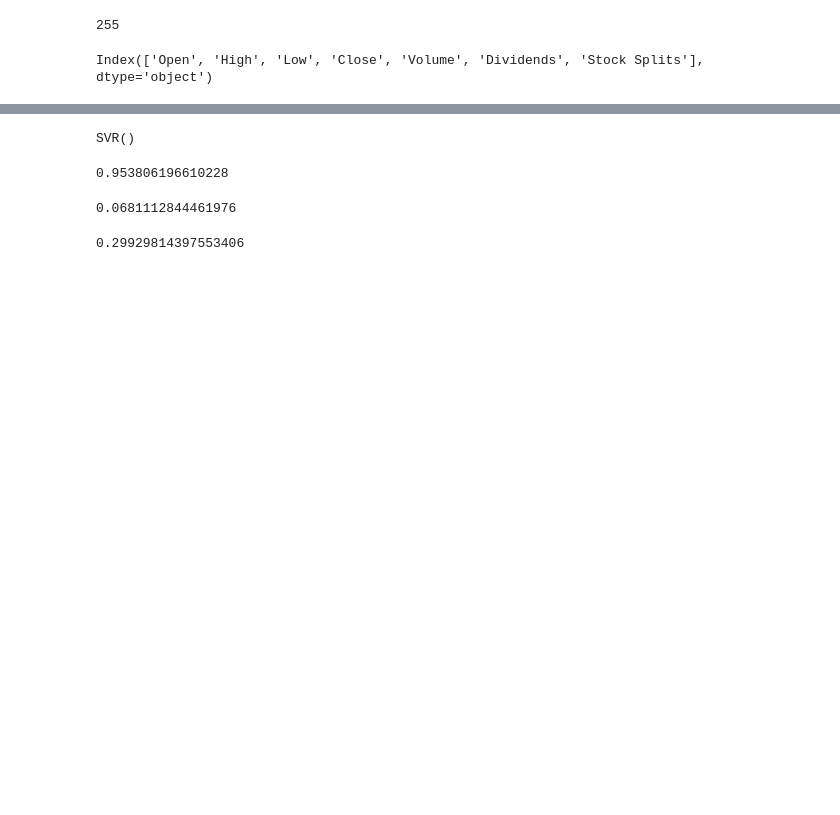
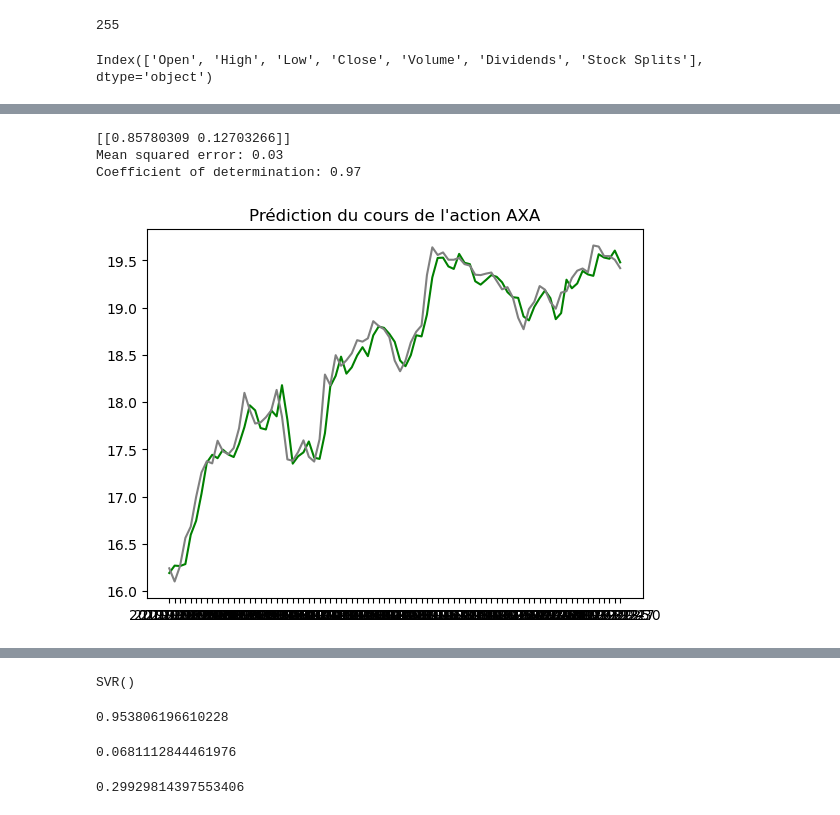
Before and after one commit to antoinerougier/Projet-Python-pour-la-data-science-, a Jupyter notebook: ProjetPython_v20221216.ipynb, the cells around one changed output, grey strips where cells are left out. Drawn from its saved outputs; the diff is of its cells as text; code cells hidden in the pictures; blank space fills up the shorter version.

```diff
--- a/ProjetPython_v20221216.ipynb
+++ b/ProjetPython_v20221216.ipynb
@@ -64,0 +181,35 @@ df_init.head()
+# %%
+#On fait alors une régression en gardant pour variable explicative les prix de Open et de la fermeture de la veille
+X = df2[['Open', 'Close_veille']]
+Y = df2[['Close']]
+X = X[1:len(X)]
+Y = Y[1:len(Y)]
+
+
+
+#On définit les tests, pour cela il nous faut une valeur ou arreter les données on la note p
+p = int((2/3)*len(X))
+X_train = X[:p]
+Y_train = Y[:p]
+X_test = X[p:]
+Y_test = Y[p:]
+
+#On passe désormais à la régression linéaire
+from sklearn import linear_model
+regr = linear_model.LinearRegression()
+regr.fit(X_train, Y_train)
+print(regr.coef_)
+
+y_pred = regr.predict(X_test)
+plt.plot(y_pred, color='green')
+plt.plot(Y_test, color='gray')
+plt.title("Prédiction du cours de l'action AXA")
+
+from sklearn.metrics import mean_squared_error, r2_score
+print("Mean squared error: %.2f" % mean_squared_error(Y_test, y_pred))
+print("Coefficient of determination: %.2f" % r2_score(Y_test, y_pred))
+# %% [output]
+[[0.85780309 0.12703266]]
+Mean squared error: 0.03
+Coefficient of determination: 0.97
+[figure, added]
```
Also changed, not shown: parts of 13 cells of this notebook.
